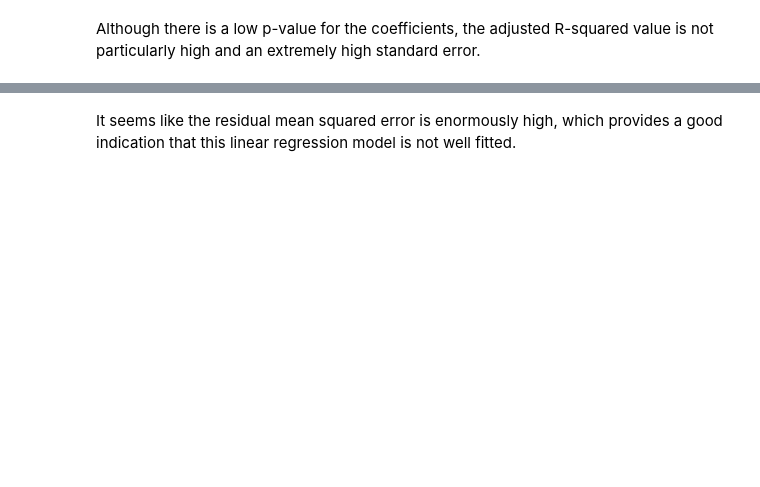
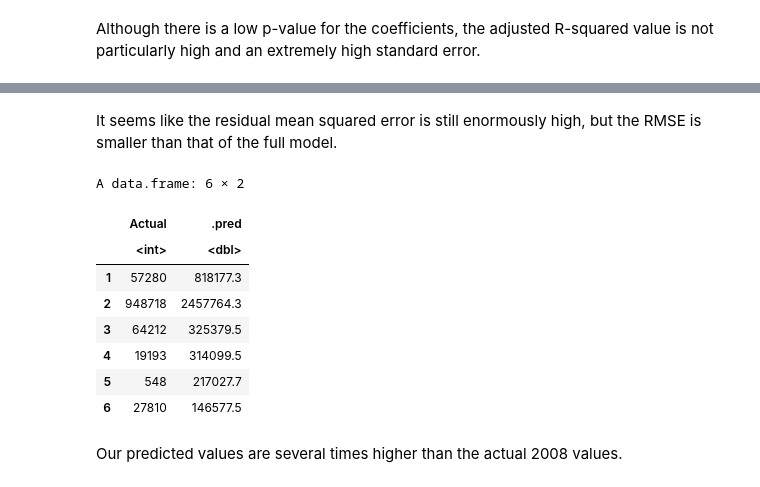
Before and after one commit to DSCI-310-2023/dsci-310-group-13, a Jupyter notebook: analysis.ipynb, the cells around one changed output, grey strips where cells are left out. Saved outputs shown, nothing was run; the diff lists cells and outputs as text; code cells hidden in the pictures; blank space fills up the shorter version.

```diff
--- a/analysis.ipynb
+++ b/analysis.ipynb
@@ -106,4 +189,17 @@ A matrix: 6 × 3 of type dbl
+# %%
+# Selecting variables for reduced model
+datareduced <- data2007 |>  select(c(views,age,ratings,comments))
 # %%
-rownum <- sample(1:nrow(data2007), 0.75*nrow(data2007))
-train <- data2007[rownum,]
-test <- data2007[-rownum,]
+# Split data into training and testing set
+split <- initial_split(datareduced, prop = 3/4, strata = views)
+train <- training(split)
+test <- testing(split)
+
+# Fit the regression model
+lm_spec <- linear_reg() |> set_engine('lm') |> set_mode('regression')
+
+lm_recipe <- recipe(views~., data = train)
+
+lm_fit <- workflow() |> add_recipe(lm_recipe) |> add_model(lm_spec) |> fit(data = train)
+
+lm_fit
@@ -165,2 +236,19 @@ rmse
 # %% [markdown]
-It seems like the residual mean squared error is enormously high, which provides a good indication that this linear regression model is not well fitted.
+It seems like the residual mean squared error is still enormously high, but the RMSE is smaller than that of the full model.
+# %%
+# Lets see if our model can predict the 2008 values well
+data2008reduced <- data2008 |> select(c(age,ratings,comments))
+predict2008 <- predict(lm_fit,data2008reduced)
+head(cbind('Actual' = data2008$views,'Predicted' = predict2008))
+# %% [output]
+A data.frame: 6 × 2
+|  | Actual | .pred |
+|  | <int> | <dbl> |
+| 1 | 57280 | 818177.3 |
+| 2 | 948718 | 2457764.3 |
+| 3 | 64212 | 325379.5 |
+| 4 | 19193 | 314099.5 |
+| 5 | 548 | 217027.7 |
+| 6 | 27810 | 146577.5 |
+# %% [markdown]
+Our predicted values are several times higher than the actual 2008 values.
```
Also changed, not shown: parts of 28 cells of this notebook.
